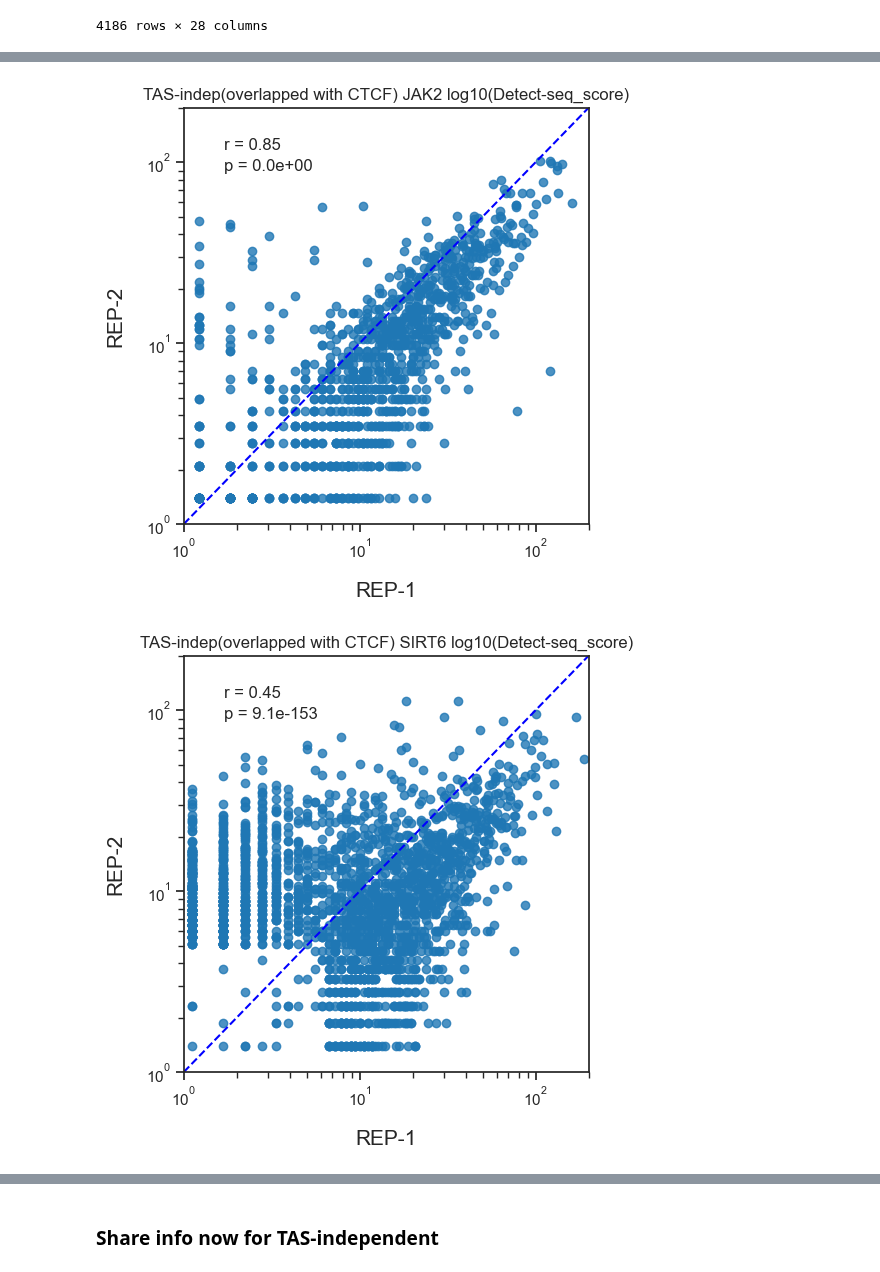
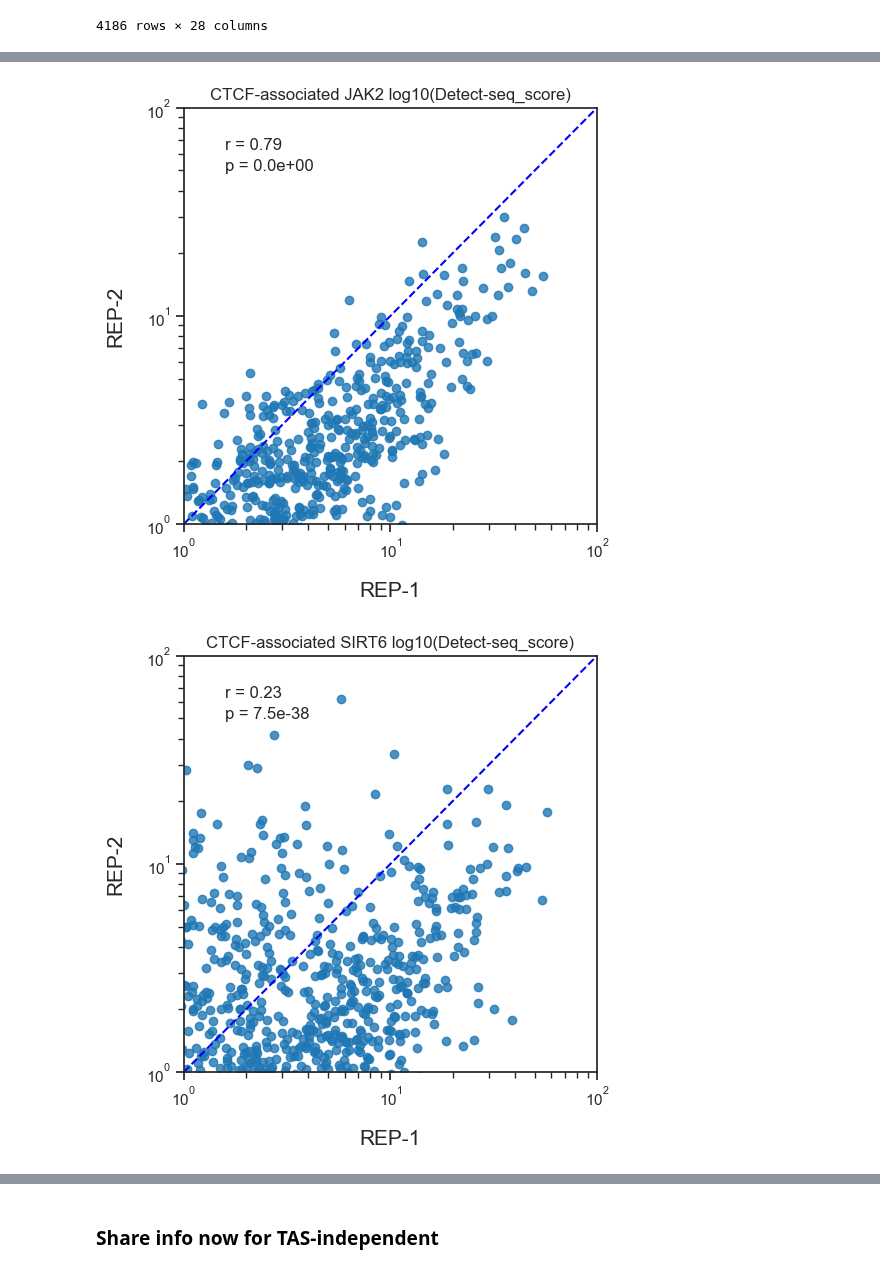
Before and after one commit to hermanzhaozzzz/snakepipes_detect-seq, a Jupyter notebook: step.10.Off-target_TAS-Independent_analysis.ipynb, the cells around one changed output, grey strips where cells are left out. Cells and saved outputs as stored; diff of their text form; code cells hidden in the pictures.

```diff
--- a/step.10.Off-target_TAS-Independent_analysis.ipynb
+++ b/step.10.Off-target_TAS-Independent_analysis.ipynb
@@ -761,0 +750,3 @@ df
+# %%
+df = df_detect_seq_signal_tas_indep.copy()
+df
@@ -761,0 +767,8 @@ df
+# %%
+# detect-seq score
+df['Detect-seq_score'] = df['region_highest_site_mut_ratio'] * df['region_highest_site_mut_ratio'] * df['treat_mut_count.norm'] * 100
+df["Detect-seq_score"] = df["Detect-seq_score"].fillna(0.01)
+df["Detect-seq_score"] = df["Detect-seq_score"].map(lambda x: 0.01 if x < 0.01 else x)  # fix very low value
+df['log_10_Detect-seq_score'] = df["Detect-seq_score"].map(scipy.log10)
+print(df['Detect-seq_score'].max(), df['Detect-seq_score'].min())
+df
@@ -762,12 +795,6 @@ df
 # %%
-df = df_detect_seq_signal_tas_indep
-# .query('~treatment.str.contains("ATP8")').copy()
-df.rename(columns={'treat_mut_count.norm': "Detect-seq_score"}, inplace=True)
-df["Detect-seq_score"] = df["Detect-seq_score"].fillna(0) * 100  # to detect-seq score
-# df["Detect-seq_score"] = df["Detect-seq_score"].map(lambda x: 0.01 if x < 0.01 else x)  # fix very low value
-# df['log_10_Detect-seq_score'] = df["Detect-seq_score"].map(scipy.log10)
 df = df.set_index(['mpmat_index']).copy()
-df.drop(columns='<sample>', inplace=True)
+df.drop(columns=['<sample>', 'treat_mut_count.norm', 'region_highest_site_mut_ratio'], inplace=True)
 df = df.pivot(columns=['treatment', 'rep'], values='Detect-seq_score')
 df
 # %% [output]
@@ -832,8 +859,8 @@ def plot_sns_lmplot(df, title='notitle', xlabel=None, ylabel=None):
     # g.ax.yaxis.set_major_formatter(ticker.FuncFormatter(lambda v, _: '{:g}'.format(v)))
     g.ax.annotate('r = {:.2f} '.format(r_statistic), xy=(.1, .9), xycoords=g.ax.transAxes)
     g.ax.annotate('p = {:.1e}'.format(p_value), xy=(.1, .85), xycoords=g.ax.transAxes)
-    g.ax.set_xlim(1, 200)
-    g.ax.set_ylim(1, 200)
+    g.ax.set_xlim(1, 100)
+    g.ax.set_ylim(1, 100)
     plt.title(f'{title} log10(Detect-seq_score)')
     plt.xlabel(xlabel if xlabel else df.columns[0], labelpad=15, fontsize=15)
     plt.ylabel(ylabel if ylabel else df.columns[1], labelpad=15, fontsize=15)
@@ -841,5 +868,5 @@ def plot_sns_lmplot(df, title='notitle', xlabel=None, ylabel=None):
     g.ax.spines['right'].set_visible(True)
     g.ax.spines['bottom'].set_visible(True)
     g.ax.spines['left'].set_visible(True)
-plot_sns_lmplot(df=df_tas_indep_JAK2, title='TAS-indep(overlapped with CTCF) JAK2')
+plot_sns_lmplot(df=df_tas_indep_JAK2, title='CTCF-associated JAK2')
 # %% [output]
@@ -847,9 +874,9 @@ plot_sns_lmplot(df=df_tas_indep_JAK2, title='TAS-indep(overlapped with CTCF) JAK
 # %%
-plot_sns_lmplot(df=df_tas_indep_JAK2, title='TAS-indep(overlapped with CTCF) JAK2')
+plot_sns_lmplot(df=df_tas_indep_JAK2, title='CTCF-associated JAK2')
 # %% [output]
-[figure, old version]
+[figure, new version]
 # %%
-plot_sns_lmplot(df=df_tas_indep_SIRT6, title='TAS-indep(overlapped with CTCF) SIRT6')
+plot_sns_lmplot(df=df_tas_indep_SIRT6, title='CTCF-associated SIRT6')
 # %% [output]
-[figure, old version]
+[figure, new version]
 # %%
```
Also changed, not shown: parts of 30 cells of this notebook, 2 other files.
